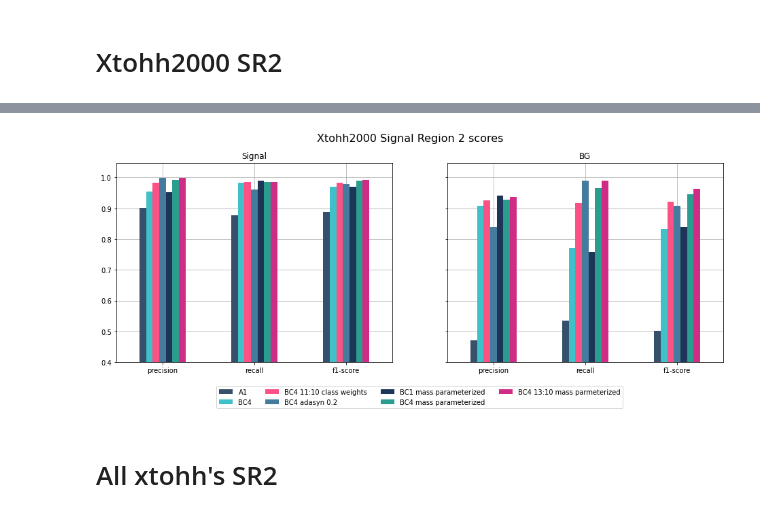
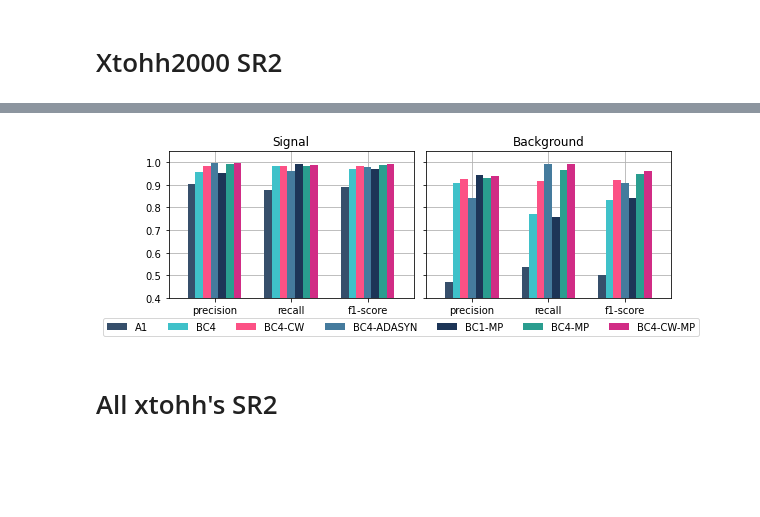
Before and after one commit to Jneror/BoostedDiHiggsDeepLearning, a Jupyter notebook: results/Oct-2020/ModelComparison.ipynb, the cells around one changed output, grey strips where cells are left out. Saved outputs shown, nothing was run; the diff lists cells and outputs as text; code cells hidden in the pictures; blank space fills up the shorter version.

```diff
--- a/results/Oct-2020/ModelComparison.ipynb
+++ b/results/Oct-2020/ModelComparison.ipynb
@@ -14,19 +15,20 @@ source_path = "./scores"
 palette = ["#f94144", "#f3722c", "#F8961E", "#F9C74F", "#90BE6D", "#43AA8B", "#577590"]
 palette2 = ["#364f6b", "#3fc1c9", "#fc5185", "#457B9D", "#1D3557", "#2A9D8F", "#d12c85","#006d77", "#ef476f"]
 # %%
-def plot_evaluation(df, title, colors, ymin):
-    f, a = plt.subplots(1, 2, figsize=(16, 6), sharey=True)
+def plot_evaluation(df, title, colors, ymin, save = False, dest_path = './', name = 'cm'):
+    f, a = plt.subplots(1, 2, sharey=True)
+    f.set_size_inches(9, 3)
     # Plot
-    df.xs('signal').plot(kind='bar',ax = a[0], color=colors)
-    df.xs('bg').plot(kind='bar',ax = a[1], color=colors)
+    df.xs('signal').plot(kind='bar',ax = a[0], color=colors, width=0.7)
+    df.xs('bg').plot(kind='bar',ax = a[1], color=colors, width=0.7)
     # Legend
     a[0].get_legend().remove()
     box = a[1].get_position()
-    a[1].legend(loc='upper center', bbox_to_anchor=(-0.1, -0.1), ncol=4)
+    a[1].legend(loc='upper center', bbox_to_anchor=(-0.1, -0.1), ncol=8)
     # Titles
     a[0].title.set_text('Signal')
-    a[1].title.set_text('BG')
-    f.suptitle(title, fontsize = 16)
+    a[1].title.set_text('Background')
+    #f.suptitle(title, fontsize = 16)
     f.autofmt_xdate(rotation=0, ha='center')
     # Grid
     a[0].grid()
@@ -35,6 +37,12 @@ def plot_evaluation(df, title, colors, ymin):
     a[1].set_axisbelow(True)
     # Y limit
     a[0].set_ylim(ymin=ymin)
+    # Values on top of each bar
+    #for p in a[0].patches:
+    #    a[0].annotate(np.round(p.get_height(),decimals=2),(p.get_x()+p.get_width()/2., p.get_height()),ha='center',va='center',xytext=(0, 10),textcoords='offset points')
+    plt.subplots_adjust(wspace = 0.05)
+    if save:
+        plt.savefig(f'{dest_path}/{name}.png', bbox_inches="tight", dpi=200)
     plt.show()
 
 def get_scores_from_json(source_path, filename):
@@ -59,7 +67,7 @@ bc1_mass_param = {mass: get_scores_from_json(source_path, f"eval_BC1_{mass}_SR2_
 bc4_cw = get_scores_from_json(source_path, f"eval_BC4_bg11signal10_SR2_Oct2020.json")
 
 # Oversampling
-bc4_os = get_scores_from_json(source_path, f"eval_BC4_adasyn_20_SR2_fancybox=True, shadow=True, Oct2020.json")
+bc4_os = get_scores_from_json(source_path, f"eval_BC4_adasyn_20_SR2_Oct2020.json")
 
 # Mass Parameterized with Class weights
 bc4_cw_mp = {mass: get_scores_from_json(source_path, f"eval_BC4_{mass}_bg13signal10_SR2_MassParam_Oct2020.json") for mass in masses}
@@ -71,21 +79,21 @@ xtohh2000 = pd.concat({
         #'BC1': bc1['weighted_class_report']['1'],
         'A1': a1['weighted_class_report']['1'],
         'BC4': bc4['weighted_class_report']['1'],
-        'BC4 11:10 class weights': bc4_cw['weighted_class_report']['1'],
-        'BC4 adasyn 0.2': bc4_os['weighted_class_report']['1'],
-        'BC1 mass parameterized': bc1_mass_param[2000]['weighted_class_report']['1'],
-        'BC4 mass parameterized': bc4_mass_param[2000]['weighted_class_report']['1'],
-        'BC4 13:10 mass parmeterized': bc4_cw_mp[2000]['weighted_class_report']['1'],
+        'BC4-CW': bc4_cw['weighted_class_report']['1'],
+        'BC4-ADASYN': bc4_os['weighted_class_report']['1'],
+        'BC1-MP': bc1_mass_param[2000]['weighted_class_report']['1'],
+        'BC4-MP': bc4_mass_param[2000]['weighted_class_report']['1'],
+        'BC4-CW-MP': bc4_cw_mp[2000]['weighted_class_report']['1'],
     }),
     "bg": pd.DataFrame({
         #'BC1': bc1['weighted_class_report']['0'],
         'A1': a1['weighted_class_report']['0'],
         'BC4': bc4['weighted_class_report']['0'],
-        'BC4 11:10 class weights': bc4_cw['weighted_class_report']['0'],
-        'BC4 adasyn 0.2': bc4_os['weighted_class_report']['0'],
-        'BC1 mass parameterized': bc1_mass_param[2000]['weighted_class_report']['0'],
-        'BC4 mass parameterized': bc4_mass_param[2000]['weighted_class_report']['0'],
-        'BC4 13:10 mass parmeterized': bc4_cw_mp[2000]['weighted_class_report']['0'],
+        'BC4-CW': bc4_cw['weighted_class_report']['0'],
+        'BC4-ADASYN': bc4_os['weighted_class_report']['0'],
+        'BC1-MP': bc1_mass_param[2000]['weighted_class_report']['0'],
+        'BC4-MP': bc4_mass_param[2000]['weighted_class_report']['0'],
+        'BC4-CW-MP': bc4_cw_mp[2000]['weighted_class_report']['0'],
     })
 }).drop(index = "support", level = 1)
 xtohh2000
@@ -100,7 +108,7 @@ xtohh2000
 # %%
-plot_evaluation(xtohh2000, "Xtohh2000 Signal Region 2 scores", palette2, 0.4)
+plot_evaluation(xtohh2000, "Xtohh2000 Signal Region 2 scores", palette2, 0.4, save=True, dest_path=dest_path, name = f"xtohh2000")
 # %% [output]
-[figure, old version]
+[figure, new version]
 # %% [markdown]
 # All xtohh's SR2
 # %%
```
Also changed, not shown: parts of 4 cells of this notebook, 6 other files.
